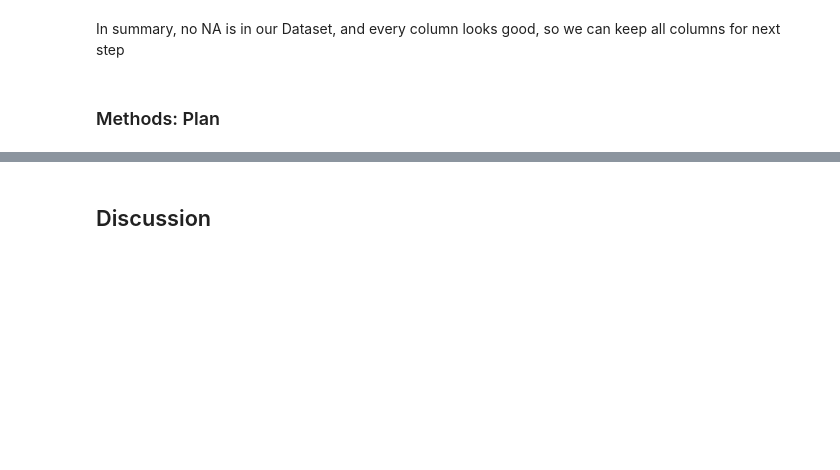
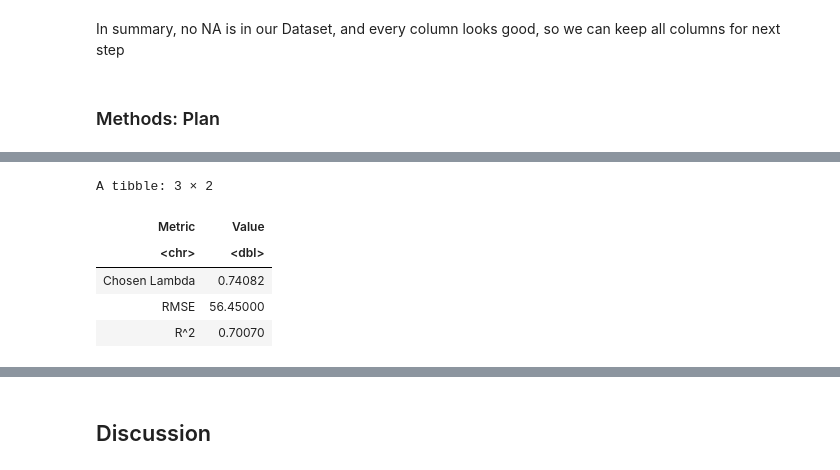
Before and after one commit to nori-2004/Stat301-project, a Jupyter notebook: group_final_report.ipynb, the cells around one changed output, grey strips where cells are left out. Saved outputs shown, nothing was run; the diff lists cells and outputs as text; code cells hidden in the pictures; blank space fills up the shorter version.

```diff
--- a/group_final_report.ipynb
+++ b/group_final_report.ipynb
@@ -151,0 +258,14 @@ MLR is a well-established method for predicting continuous outcomes like revenue
+# %%
+metrics <- tibble(
+  Metric = c("Chosen Lambda", "RMSE", "R^2"),
+  Value = c(round(best_lambda, 5), round(rmse, 2), round(r_squared, 4))
+)
+
+metrics
+# %% [output]
+A tibble: 3 × 2
+| Metric | Value |
+| <chr> | <dbl> |
+| Chosen Lambda | 0.74082 |
+| RMSE | 56.45000 |
+| R^2 | 0.70070 |
```
Also changed, not shown: parts of 12 cells of this notebook.
